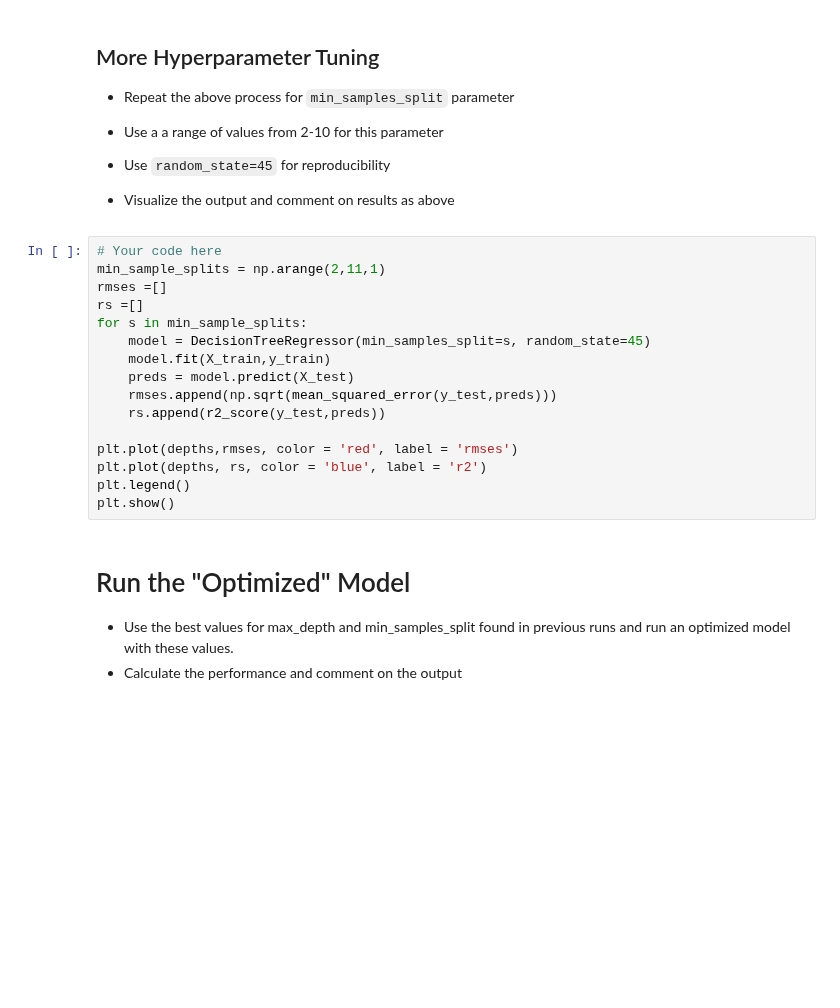
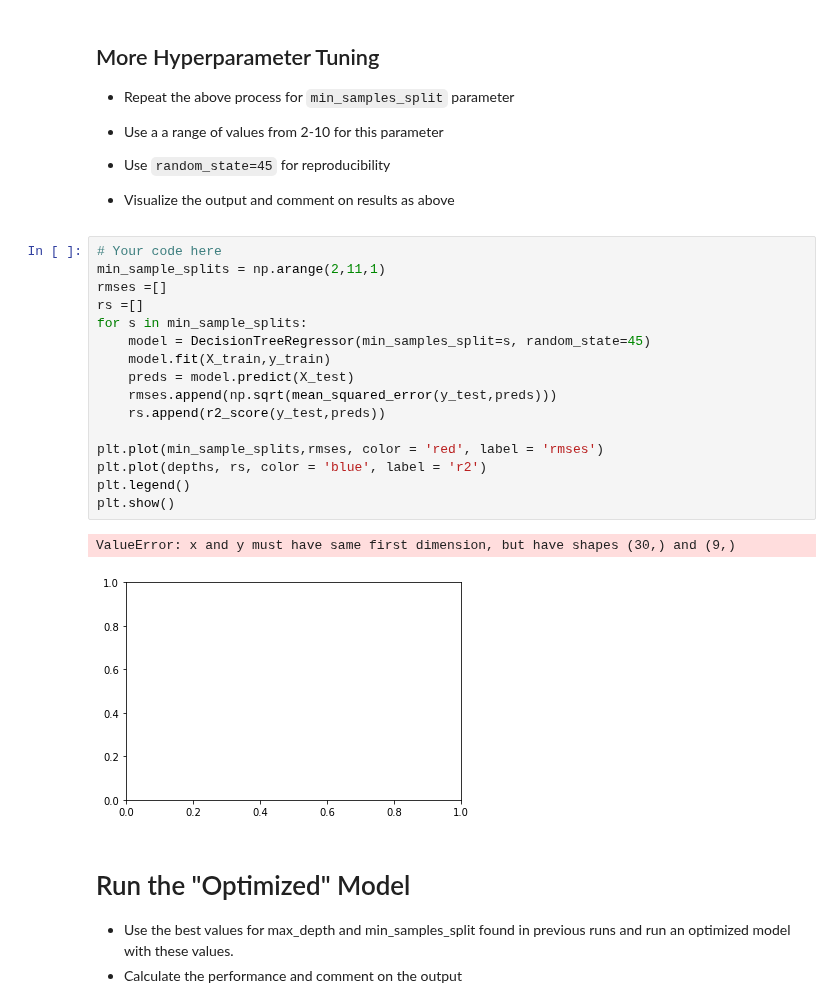
Before and after one commit to mzhou356/dsc-tuning-regression-trees-lab-dc-ds-060319, a Jupyter notebook: index.ipynb, the cells around one changed output. Drawn from its saved outputs; the diff is of its cells as text; blank space fills up the shorter version.

```diff
--- a/index.ipynb
+++ b/index.ipynb
@@ -160,19 +160,22 @@ plt.show()
 # %%
 # Your code here
 min_sample_splits = np.arange(2,11,1)
 rmses =[]
 rs =[]
 for s in min_sample_splits:
     model = DecisionTreeRegressor(min_samples_split=s, random_state=45)
     model.fit(X_train,y_train)
     preds = model.predict(X_test)
     rmses.append(np.sqrt(mean_squared_error(y_test,preds)))
     rs.append(r2_score(y_test,preds))
 
-plt.plot(depths,rmses, color = 'red', label = 'rmses')
+plt.plot(min_sample_splits,rmses, color = 'red', label = 'rmses')
 plt.plot(depths, rs, color = 'blue', label = 'r2')
 plt.legend()
 plt.show()
+# %% [output]
+ValueError: x and y must have same first dimension, but have shapes (30,) and (9,)
+[figure, added]
 # %% [markdown]
 # Run the "Optimized" Model
 
```
